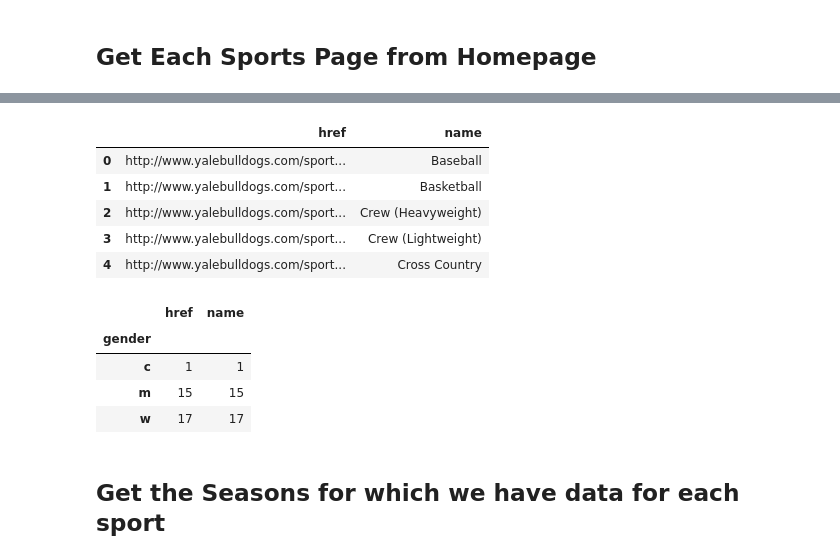
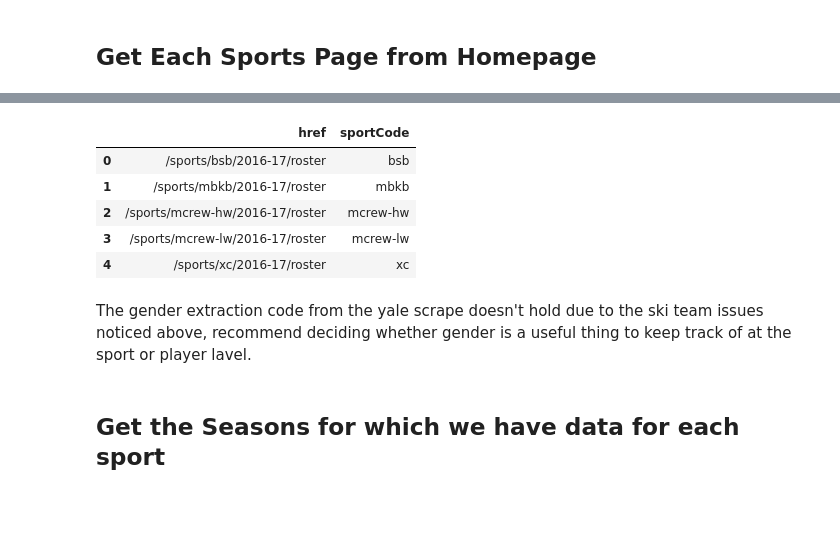
Before and after one commit to hydrosquall/yale_athletics_data, a Jupyter notebook: notebooks/4-cy-scrape-harvard-rosters.ipynb, the cells around one changed output, grey strips where cells are left out. Drawn from its saved outputs; the diff is of its cells as text; code cells hidden in the pictures; blank space fills up the shorter version.

Commit message:
complete scrape of harvard team rosters and seasons

```diff
--- a/notebooks/4-cy-scrape-harvard-rosters.ipynb
+++ b/notebooks/4-cy-scrape-harvard-rosters.ipynb
@@ -89,4 +90,3 @@ genders = getAllSports(homeSoup)
-# %%
-# get the sport code
-regSportCode = re.compile('/sports/([a-z]*)/')
+# %%
+sports = getSportLinks(homeSoup)
 # %%
@@ -132,3 +113,4 @@ for gender in genders:
 # %%
 # Let's make a proper data structure
-sports = pd.DataFrame(sports)
+df = pd.DataFrame(sports)
+df.columns = ['href']
@@ -135,4 +126,4 @@ sports = pd.DataFrame(sports)
 # %%
 # pull the index term off the homepage
-cleanIndex = re.compile("(.*)\/index")
-sports['href'] = sports['href'].apply(lambda x: cleanIndex.search(x).group(1))
+getSportCode = re.compile('sports/([a-z\-]*)/')
+df['sportCode'] = df['href'].apply(lambda x: getSportCode.search(x).group(1))
@@ -157,11 +173,13 @@ memory usage: 792.0+ bytes
 # %%
-sports.head()
+df.head()
 # %% [output]
-|  | href | name |
-| 0 | http://www.yalebulldogs.com/sport... | Baseball |
-| 1 | http://www.yalebulldogs.com/sport... | Basketball |
-| 2 | http://www.yalebulldogs.com/sport... | Crew (Heavyweight) |
-| 3 | http://www.yalebulldogs.com/sport... | Crew (Lightweight) |
-| 4 | http://www.yalebulldogs.com/sport... | Cross Country |
+|  | href | sportCode |
+| 0 | /sports/bsb/2016-17/roster | bsb |
+| 1 | /sports/mbkb/2016-17/roster | mbkb |
+| 2 | /sports/mcrew-hw/2016-17/roster | mcrew-hw |
+| 3 | /sports/mcrew-lw/2016-17/roster | mcrew-lw |
+| 4 | /sports/xc/2016-17/roster | xc |
+# %% [markdown]
+The gender extraction code from the yale scrape doesn't hold due to the ski team issues noticed above, recommend deciding whether gender is a useful thing to keep track of at the sport or player lavel.
 # %%
 # Extract the genders for each sport: m / f / coed
@@ -174,13 +192,7 @@ sports['gender'] = sports['href'].map(getSportGender)
 # Sanity check on # of genders per sport- . Only 1 coed sport shares a webpage
 # One could give the other coed sports (Swim, track, basketball) coed designation, although
 # having both genders on 1 team is unique to sailing.
-sports.groupby('gender').count()
+# sports.groupby('gender').count()
-# %% [output]
-|  | href | name |
-| gender |  |  |
-| c | 1 | 1 |
-| m | 15 | 15 |
-| w | 17 | 17 |
 # %% [markdown]
 ## Get the Seasons for which we have data for each sport
 # %% [markdown]
```
Also changed, not shown: parts of 50 cells of this notebook, 2 other files.
